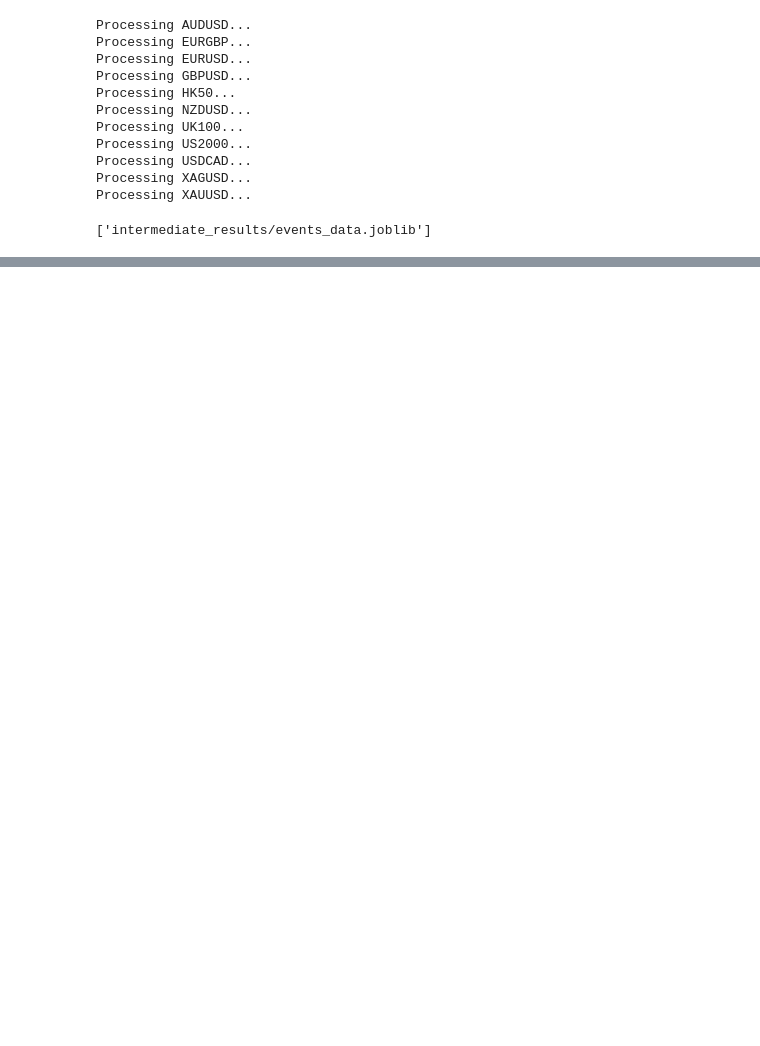
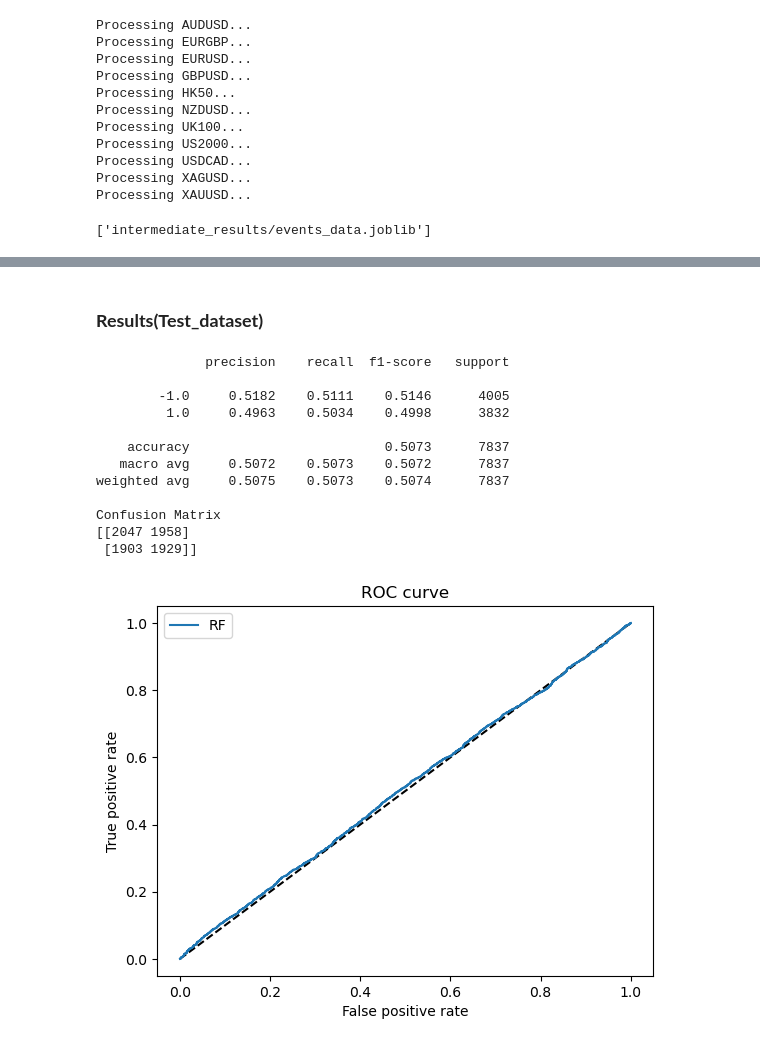
Before and after one commit to poter135/Portfolio__QC_Capital, a Jupyter notebook: Project3_MetaLabeling.ipynb, the cells around one changed output, grey strips where cells are left out. Cells and saved outputs as stored; diff of their text form; code cells hidden in the pictures; blank space fills up the shorter version.

```diff
--- a/Project3_MetaLabeling.ipynb
+++ b/Project3_MetaLabeling.ipynb
@@ -124,0 +427,42 @@ Processing XAUUSD...
+# %% [markdown]
+### **Results(Test_dataset)**
+# %%
+test_X = test_dataset.drop(columns=["label"])
+test_y = test_dataset["label"]
+# Performance Metrics
+y_pred_rf = RF_fit.predict_proba(test_X)[:, 1]
+y_pred = RF_fit.predict(test_X)
+fpr_rf, tpr_rf, _ = roc_curve(test_y, y_pred_rf)
+report = classification_report(test_y, y_pred, digits=4)
+print(report)
+
+print("Confusion Matrix")
+print(confusion_matrix(test_y, y_pred))
+
+
+plt.figure(1)
+plt.plot([0, 1], [0, 1], 'k--')
+plt.plot(fpr_rf, tpr_rf, label='RF')
+plt.xlabel('False positive rate')
+plt.ylabel('True positive rate')
+plt.title('ROC curve')
+plt.legend(loc='best')
+plt.show()
+
+report_dict = classification_report(test_y, y_pred, output_dict=True, digits=4)
+df_report = pd.DataFrame(report_dict).transpose()
+df_report.to_csv('results/classification_report(Test).csv', index=True, encoding='utf-8-sig')
+# %% [output]
+              precision    recall  f1-score   support
+
+        -1.0     0.5182    0.5111    0.5146      4005
+         1.0     0.4963    0.5034    0.4998      3832
+
+    accuracy                         0.5073      7837
+   macro avg     0.5072    0.5073    0.5072      7837
+weighted avg     0.5075    0.5073    0.5074      7837
+
+Confusion Matrix
+[[2047 1958]
+ [1903 1929]]
+[figure, added]
```
Also changed, not shown: parts of 17 cells of this notebook, 9 other files.
